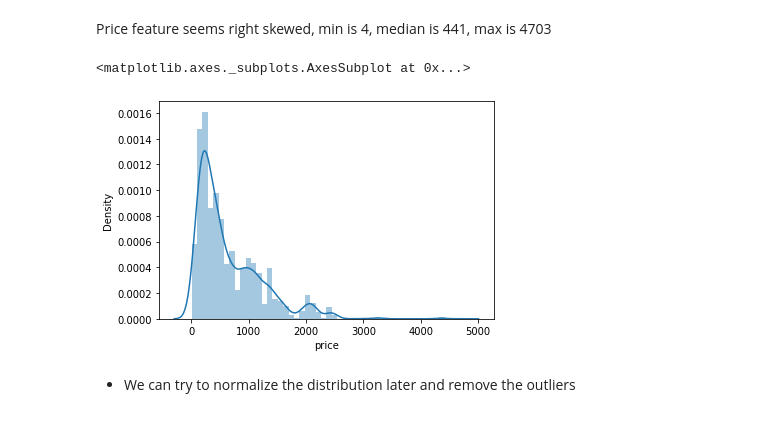
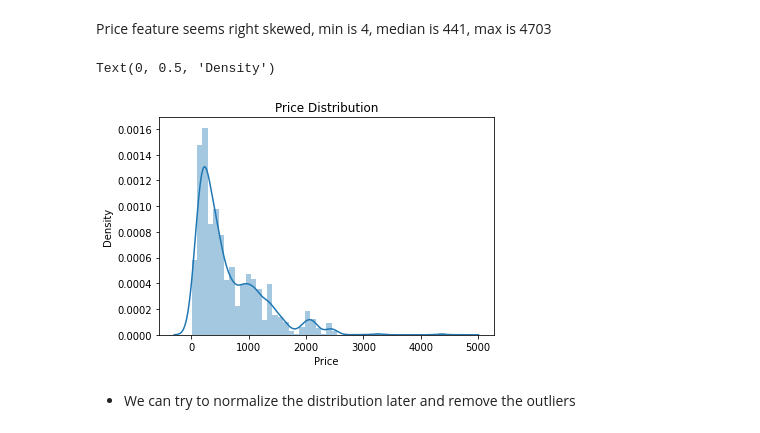
Before and after one commit to LeonMilosevic/e-bay_phone_evaluator, a Jupyter notebook: phone_evaluator.ipynb, the cells around one changed output. Drawn from its saved outputs; the diff is of its cells as text; code cells hidden in the pictures.

Commit message:
updated text

```diff
--- a/phone_evaluator.ipynb
+++ b/phone_evaluator.ipynb
@@ -470,10 +473,14 @@ Price feature seems right skewed,
 min is 4,
 median is 441,
 max is 4703
-# %%
-sns.distplot(phone_data['price'])
-# %% [output]
-<matplotlib.axes._subplots.AxesSubplot at 0x...>
-[figure, removed]
+# %%
+sns.distplot(phone_data['price'])
+
+plt.title('Price Distribution')
+plt.xlabel('Price')
+plt.ylabel('Density')
+# %% [output]
+Text(0, 0.5, 'Density')
+[figure, added]
 # %% [markdown]
 - We can try to normalize the distribution later and remove the outliers
```
Also changed, not shown: parts of 23 cells of this notebook.
